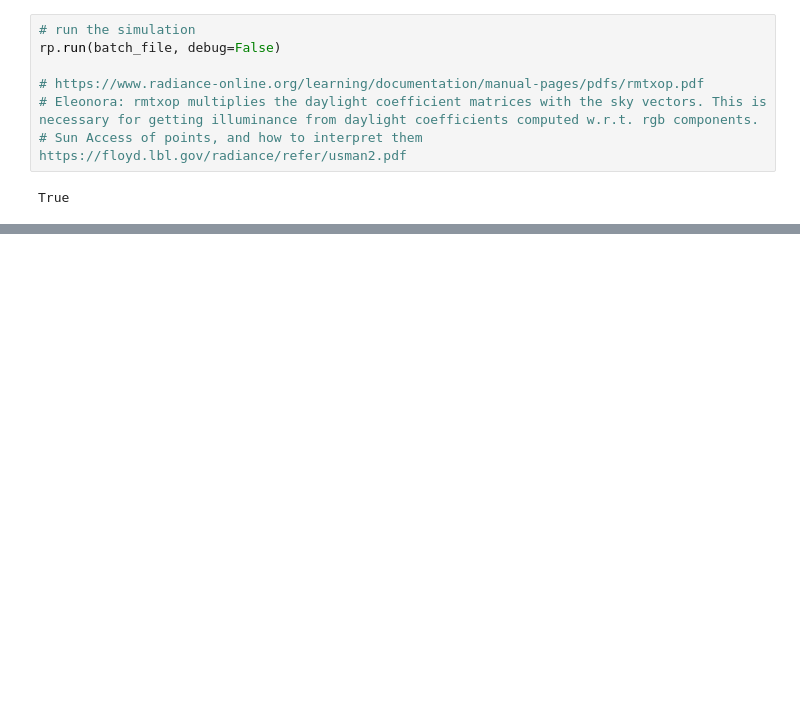
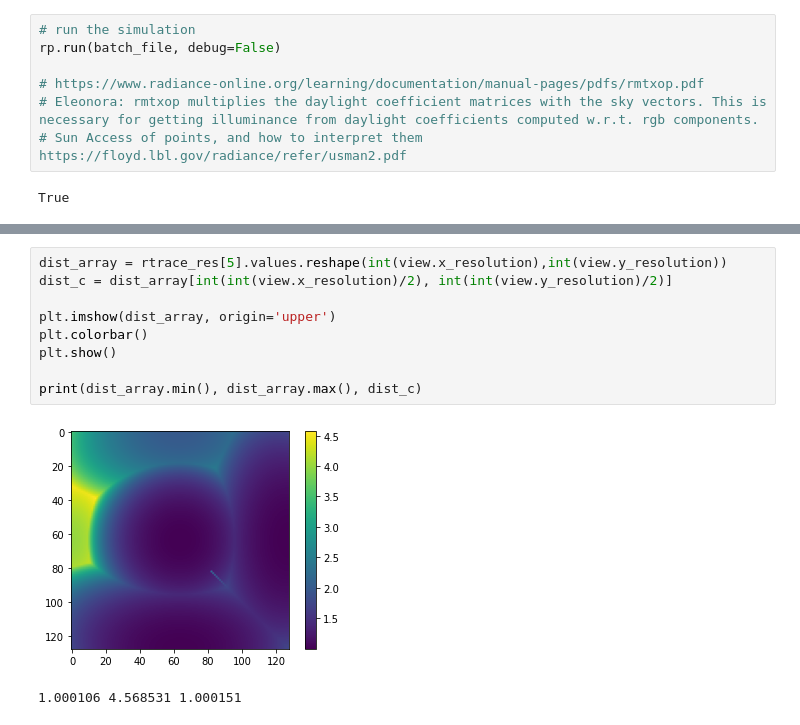
Before and after one commit to shervinazadi/EN_17037_Compliance, a Jupyter notebook: recipe_notebooks/external_context_view.ipynb, the cells around one changed output, grey strips where cells are left out. Cells and saved outputs as stored; diff of their text form; blank space fills up the shorter version.

```diff
--- a/recipe_notebooks/external_context_view.ipynb
+++ b/recipe_notebooks/external_context_view.ipynb
@@ -207,0 +303,12 @@ Viewer(geometries=[{'vtkClass': 'vtkPolyData', 'points': {'vtkClass': 'vtkPoints
+# %%
+dist_array = rtrace_res[5].values.reshape(int(view.x_resolution),int(view.y_resolution))
+dist_c = dist_array[int(int(view.x_resolution)/2), int(int(view.y_resolution)/2)]
+
+plt.imshow(dist_array, origin='upper')
+plt.colorbar()
+plt.show()
+
+print(dist_array.min(), dist_array.max(), dist_c)
+# %% [output]
+[figure, added]
+1.000106 4.568531 1.000151
```
Also changed, not shown: parts of 13 cells of this notebook, 3 other files.
